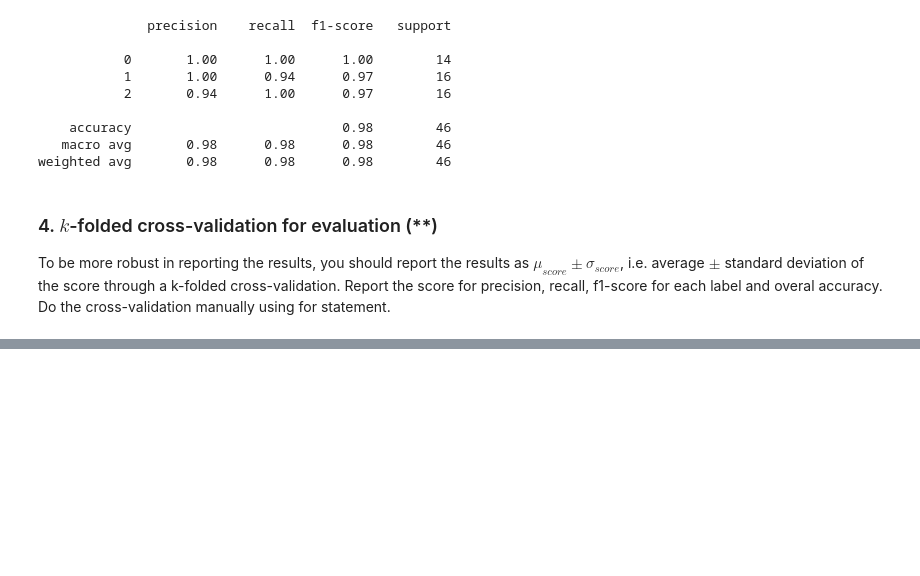
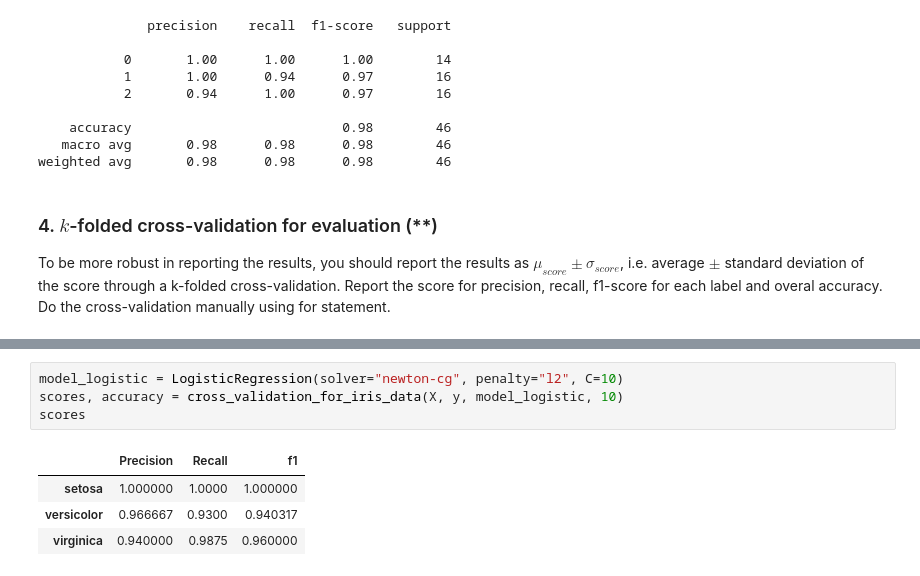
Before and after one commit to Anna-MariaSjolund/Machine-learning, a Jupyter notebook: exercises/exercises_4.ipynb, the cells around one changed output, grey strips where cells are left out. Drawn from its saved outputs; the diff is of its cells as text; blank space fills up the shorter version.

```diff
--- a/exercises/exercises_4.ipynb
+++ b/exercises/exercises_4.ipynb
@@ -413,0 +471,9 @@ To be more robust in reporting the results, you should report the results as $\m
+# %%
+model_logistic = LogisticRegression(solver="newton-cg", penalty="l2", C=10)
+scores, accuracy = cross_validation_for_iris_data(X, y, model_logistic, 10)
+scores
+# %% [output]
+|  | Precision | Recall | f1 |
+| setosa | 1.000000 | 1.0000 | 1.000000 |
+| versicolor | 0.966667 | 0.9300 | 0.940317 |
+| virginica | 0.940000 | 0.9875 | 0.960000 |
```
Also changed, not shown: parts of 9 cells of this notebook.
